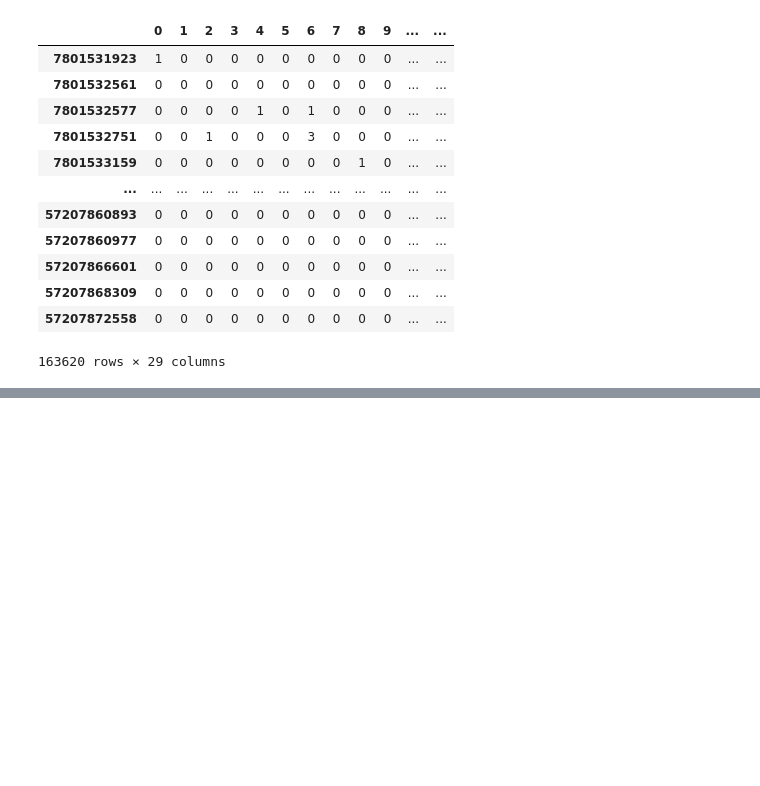
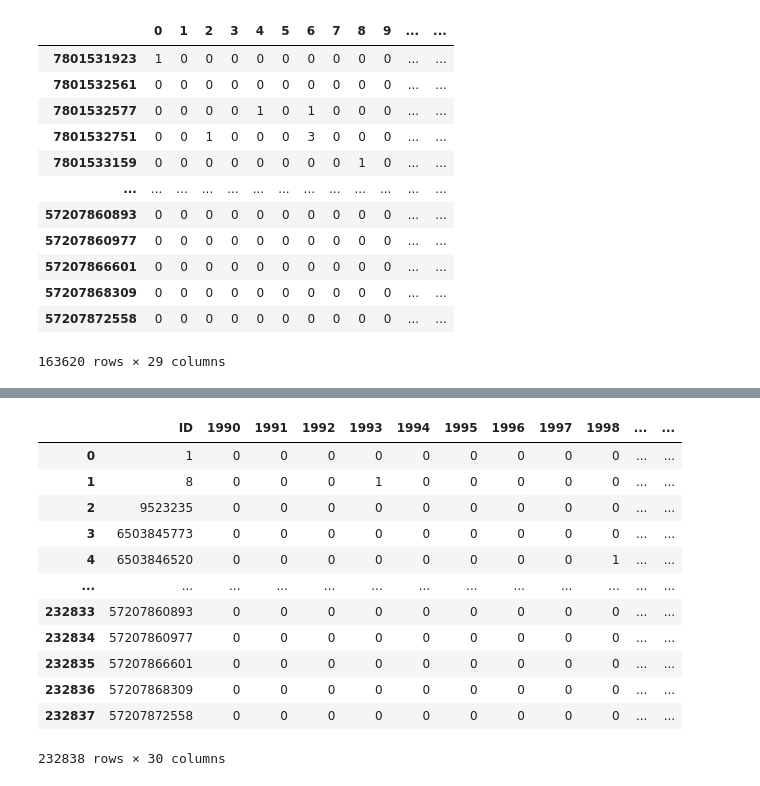
Before and after one commit to LeonardoSer/INRIA_Internship, a Jupyter notebook: 00_quick_references/tmp.ipynb, the cells around one changed output, grey strips where cells are left out. Saved outputs shown, nothing was run; the diff lists cells and outputs as text; code cells hidden in the pictures; blank space fills up the shorter version.

```diff
--- a/00_quick_references/tmp.ipynb
+++ b/00_quick_references/tmp.ipynb
@@ -814,0 +823,21 @@ pubblications[pubblications["ID"] == 8905960300]
+# %%
+# get a list of columns
+cols = list(df)
+# move the column to head of list using index, pop and insert
+cols.insert(0, cols.pop(cols.index('ID')))
+# use ix to reorder
+df = df.loc[:, cols]
+# %% [output]
+|  | ID | 1990 | 1991 | 1992 | 1993 | 1994 | 1995 | 1996 | 1997 | 1998 | ... | ... |
+| 0 | 1 | 0 | 0 | 0 | 0 | 0 | 0 | 0 | 0 | 0 | ... | ... |
+| 1 | 8 | 0 | 0 | 0 | 1 | 0 | 0 | 0 | 0 | 0 | ... | ... |
+| 2 | 9523235 | 0 | 0 | 0 | 0 | 0 | 0 | 0 | 0 | 0 | ... | ... |
+| 3 | 6503845773 | 0 | 0 | 0 | 0 | 0 | 0 | 0 | 0 | 0 | ... | ... |
+| 4 | 6503846520 | 0 | 0 | 0 | 0 | 0 | 0 | 0 | 0 | 1 | ... | ... |
+| ... | ... | ... | ... | ... | ... | ... | ... | ... | ... | ... | ... | ... |
+| 232833 | 57207860893 | 0 | 0 | 0 | 0 | 0 | 0 | 0 | 0 | 0 | ... | ... |
+| 232834 | 57207860977 | 0 | 0 | 0 | 0 | 0 | 0 | 0 | 0 | 0 | ... | ... |
+| 232835 | 57207866601 | 0 | 0 | 0 | 0 | 0 | 0 | 0 | 0 | 0 | ... | ... |
+| 232836 | 57207868309 | 0 | 0 | 0 | 0 | 0 | 0 | 0 | 0 | 0 | ... | ... |
+| 232837 | 57207872558 | 0 | 0 | 0 | 0 | 0 | 0 | 0 | 0 | 0 | ... | ... |
+232838 rows × 30 columns
```
Also changed, not shown: parts of 13 cells of this notebook, 17 other files.
